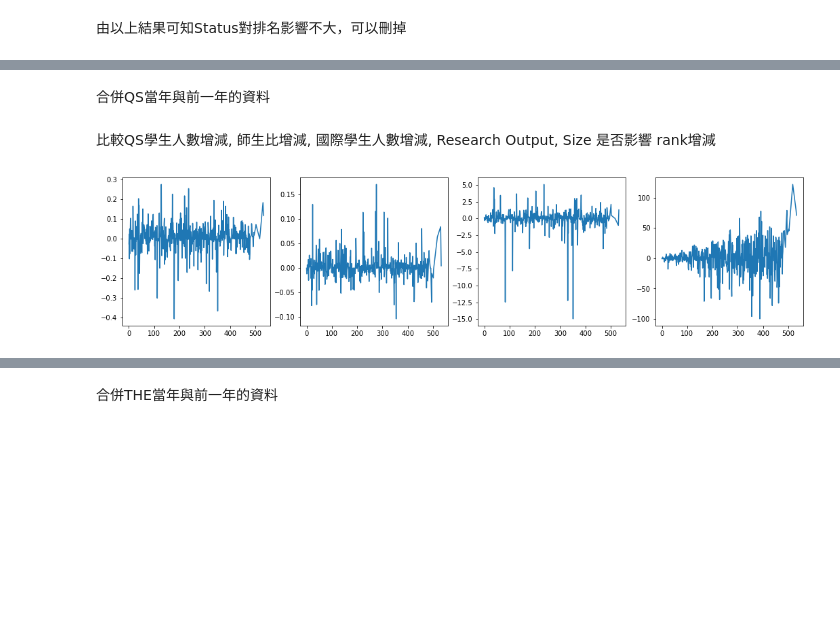
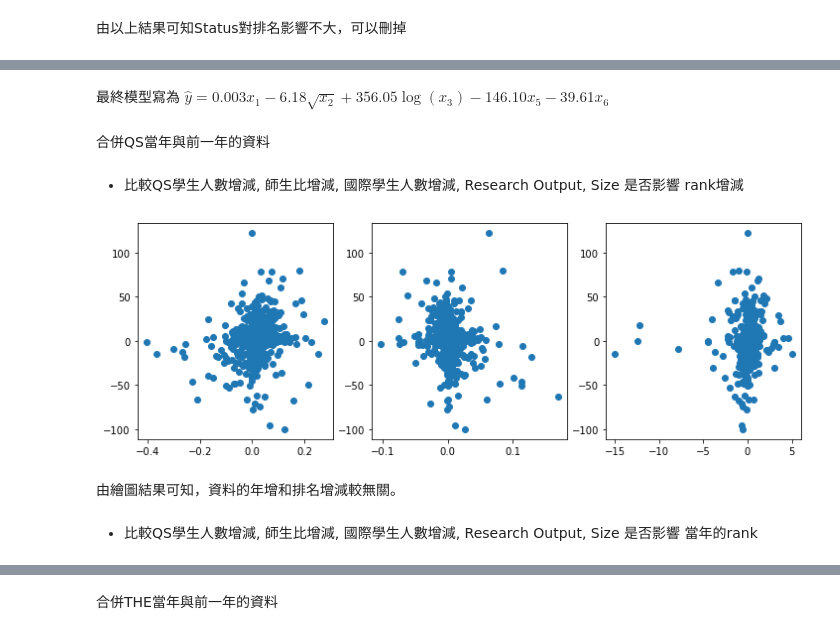
Before and after one commit to takumix821/WUR-analysis, a Jupyter notebook: analyze/20230204/compare.ipynb, the cells around one changed output, grey strips where cells are left out. Drawn from its saved outputs; the diff is of its cells as text; code cells hidden in the pictures; blank space fills up the shorter version.

```diff
--- a/analyze/20230204/compare.ipynb
+++ b/analyze/20230204/compare.ipynb
@@ -37,2 +114,17 @@ R square score = 0.5551077325846112
 # %% [markdown]
 由以上結果可知Status對排名影響不大，可以刪掉
+# %%
+X = np.c_[X1, X2, X3, X5, X6]
+
+reg = lm.fit(X, y)
+yhat = reg.predict(X)
+R2 = ((y - yhat)** 2).sum() / ((y - y.mean()) ** 2).sum()
+print('R square score =', round(1-R2, 2))
+
+se_b = [np.sqrt( ((y - yhat)**2).sum() / (len(y)-2) ) / np.sqrt( ((X[:,i] - X[:,i].mean())**2).sum() ) for i in range(X.shape[1])]
+
+not_sig = []
+for i in range(len(reg.coef_)):
+    if abs(reg.coef_[i] / se_b[i]) < stats.t.ppf(0.95, df = len(y)-2):
+        not_sig = not_sig + [i]
+print('第', not_sig, '個變數不顯著')
@@ -39,11 +151,16 @@ R square score = 0.5551077325846112
 # %%
-X = pd.concat([X1, X2, X3, X5, X6], axis = 1)
+X = np.c_[X1, X2**0.5, np.log(X3), X5, X6]
 y = qs_2022['rank']
 reg = lm.fit(X, y)
 yhat = reg.predict(X)
 R2 = ((y - yhat)** 2).sum() / ((y - y.mean()) ** 2).sum()
-print('R square score =', 1-R2)
+print('R square score =', round(1-R2, 2))
 
-se_b = [np.sqrt( ((y - yhat)**2).sum() / (len(y)-2) ) / np.sqrt( ((X.iloc[:,i] - X.iloc[:,i].mean())**2).sum() ) for i in range(X.shape[1])]
-print(np.where(abs(reg.coef_ / se_b) < stats.t.ppf(0.95, df = len(y)-2)))
+se_b = [np.sqrt( ((y - yhat)**2).sum() / (len(y)-2) ) / np.sqrt( ((X[:,i] - X[:,i].mean())**2).sum() ) for i in range(X.shape[1])]
+
+not_sig = []
+for i in range(len(reg.coef_)):
+    if abs(reg.coef_[i] / se_b[i]) < stats.t.ppf(0.95, df = len(y)-2):
+        not_sig = not_sig + [i]
+print('第', not_sig, '個變數不顯著')
 # %% [output]
@@ -78,3 +192,6 @@ array([ 9.01684717e-04, -5.19852651e-02,  2.83543354e+01])
+# %% [markdown]
+最終模型寫為
+    $\hat{y} = 0.003 x_1 -6.18 \sqrt{x_2} + 356.05 \log(x_3) - 146.10 x_5 -39.61 x_6$
 # %% [markdown]
 合併QS當年與前一年的資料
 # %%
@@ -95,7 +212,7 @@ qs = qs.rename(columns={'Total students_x':'Total students_2023',
 'Domestic staff rate_y':'Domestic staff rate_2022',
 'rank_y':'rank_2022'})
 # %% [markdown]
-比較QS學生人數增減, 師生比增減, 國際學生人數增減, Research Output, Size 是否影響 rank增減
+- 比較QS學生人數增減, 師生比增減, 國際學生人數增減, Research Output, Size 是否影響 rank增減
 # %%
 students_growth = (qs['Total students_2023']-qs['Total students_2022']) / [max(qs['Total students_2023'][i], qs['Total students_2022'][i]) for i in range(len(qs['Total students_2022']))]
 int_stud_growth = qs['International students_2023']/qs['Total students_2023'] - qs['International students_2022']/qs['Total students_2022']
@@ -107,15 +224,17 @@ qs_compare = qs_compare.rename(columns = {0:'students_growth', 1:'int_stud_growt
 # %%
 qs_less500 = qs_compare[(qs_compare['rank_2022'] <= 500) | (qs_compare['rank_2023'] <= 500)]
 # %%
-fig = plt.figure(figsize=(18, 4))
-ax = fig.add_subplot(1, 4, 1)
-plt.plot(qs_less500['students_growth'])
-ax = fig.add_subplot(1, 4, 2)
-plt.plot(qs_less500['int_stud_growth'])
-ax = fig.add_subplot(1, 4, 3)
-plt.plot(qs_less500['staff_rate_growth'])
-ax = fig.add_subplot(1, 4, 4)
-plt.plot(qs_less500['rank_growth'])
+fig = plt.figure(figsize=(12, 4))
+ax = fig.add_subplot(1, 3, 1)
+plt.plot(qs_less500['students_growth'], qs_less500['rank_growth'], 'o')
+ax = fig.add_subplot(1, 3, 2)
+plt.plot(qs_less500['int_stud_growth'], qs_less500['rank_growth'], 'o')
+ax = fig.add_subplot(1, 3, 3)
+plt.plot(qs_less500['staff_rate_growth'], qs_less500['rank_growth'], 'o')
 plt.show()
 # %% [output]
-[figure, old version]
+[figure, new version]
+# %% [markdown]
+由繪圖結果可知，資料的年增和排名增減較無關。
+# %% [markdown]
+- 比較QS學生人數增減, 師生比增減, 國際學生人數增減, Research Output, Size 是否影響 當年的rank
```
Also changed, not shown: parts of 65 cells of this notebook.
